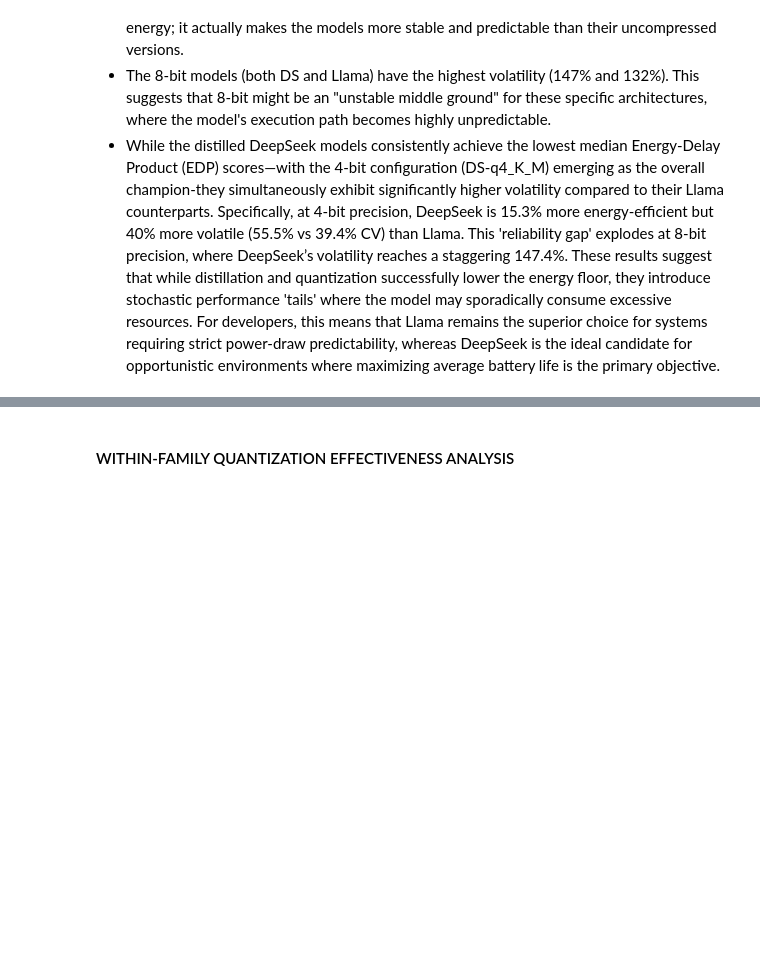
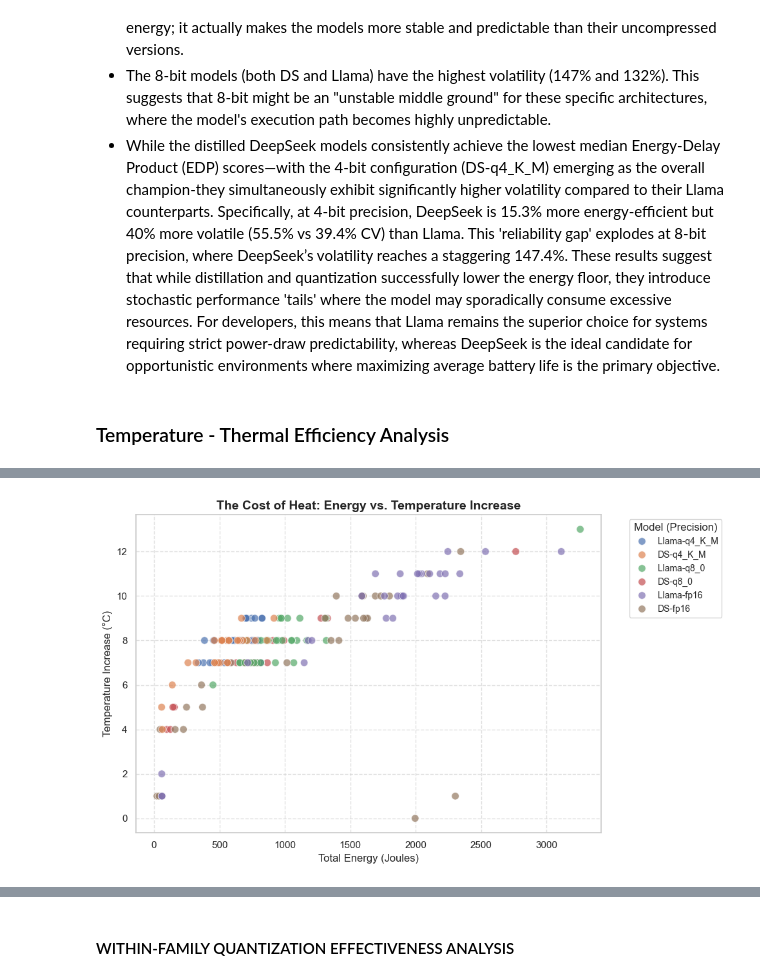
Before and after one commit to wmarcu/cs4575-llm-comparison, a Jupyter notebook: results/data-analysis.ipynb, the cells around one changed output, grey strips where cells are left out. Cells and saved outputs as stored; diff of their text form; code cells hidden in the pictures; blank space fills up the shorter version.

```diff
--- a/results/data-analysis.ipynb
+++ b/results/data-analysis.ipynb
@@ -639,3 +635,74 @@ The final executive summary highlights a critical trade-off between absolute eff
 - The 4-bit version has the lowest Volatility. It means that quantization doesn't just save energy; it actually makes the models more stable and predictable than their uncompressed versions.
 - The 8-bit models (both DS and Llama) have the highest volatility (147% and 132%). This suggests that 8-bit might be an "unstable middle ground" for these specific architectures, where the model's execution path becomes highly unpredictable.
 - While the distilled DeepSeek models consistently achieve the lowest median Energy-Delay Product (EDP) scores—with the 4-bit configuration (DS-q4_K_M) emerging as the overall champion-they simultaneously exhibit significantly higher volatility compared to their Llama counterparts. Specifically, at 4-bit precision, DeepSeek is 15.3% more energy-efficient but 40% more volatile (55.5% vs 39.4% CV) than Llama. This 'reliability gap' explodes at 8-bit precision, where DeepSeek’s volatility reaches a staggering 147.4%. These results suggest that while distillation and quantization successfully lower the energy floor, they introduce stochastic performance 'tails' where the model may sporadically consume excessive resources. For developers, this means that Llama remains the superior choice for systems requiring strict power-draw predictability, whereas DeepSeek is the ideal candidate for opportunistic environments where maximizing average battery life is the primary objective.
+# %% [markdown]
+### Temperature - Thermal Efficiency Analysis
+# %%
+print("===============================================================")
+print("========== THERMAL EFFICIENCY: GPU TEMPERATURE DELTA ==========")
+print("===============================================================\n")
+
+# Define the exact order we want everything to appear in
+desired_order = [
+    'Llama-q4_K_M', 'DS-q4_K_M',
+    'Llama-q8_0', 'DS-q8_0',
+    'Llama-fp16', 'DS-fp16'
+]
+
+# Calculate the Temperature Increase (Max - Start) for every run
+clean_df['Temp_Delta'] = clean_df['Max_Temp'] - clean_df['Start_Temp']
+
+thermal_results = []
+
+# Calculate averages and peaks per model
+for model in clean_df['Model'].unique():
+    if model == 'control': continue
+
+    m_df = clean_df[clean_df['Model'] == model]
+
+    avg_delta = m_df['Temp_Delta'].mean()
+    peak_temp = m_df['Max_Temp'].max()
+
+    thermal_results.append({
+        'Model': model.replace('deepseek-r1_8b-llama-distill-', 'DS-').replace('llama3.1_8b-instruct-', 'Llama-'),
+        'Avg Temp Increase (°C)': round(avg_delta, 2),
+        'Peak Temp Reached (°C)': round(peak_temp, 1)
+    })
+
+# Convert to DataFrame and enforce the custom sorting order
+thermal_df = pd.DataFrame(thermal_results)
+thermal_df['Model'] = pd.Categorical(thermal_df['Model'], categories=desired_order, ordered=True)
+thermal_df = thermal_df.sort_values('Model')
+
+print(thermal_df.to_string(index=False))
+print("\n")
+
+# Create a Correlation Plot: Energy vs. Heat
+plt.figure(figsize=(10, 6))
+
+# Clean up names for the legend
+plot_df = clean_df[clean_df['Model'] != 'control'].copy()
+plot_df['Short_Name'] = plot_df['Model'].str.replace('deepseek-r1_8b-llama-distill-', 'DS-').str.replace('llama3.1_8b-instruct-', 'Llama-')
+
+# Use hue_order to force the legend to match our desired sequence
+sns.scatterplot(
+    data=plot_df,
+    x='Total_Energy_Joules',
+    y='Temp_Delta',
+    hue='Short_Name',
+    hue_order=desired_order, # Forces the legend order
+    alpha=0.7,
+    s=70
+)
+
+plt.title('The Cost of Heat: Energy vs. Temperature Increase', fontsize=14, fontweight='bold')
+plt.xlabel('Total Energy (Joules)', fontsize=12)
+plt.ylabel('Temperature Increase (°C)', fontsize=12)
+plt.grid(True, linestyle='--', alpha=0.6)
+
+# Move legend outside the plot
+plt.legend(bbox_to_anchor=(1.05, 1), loc='upper left', title="Model (Precision)", fontsize='small')
+
+plt.tight_layout()
+plt.show()
+# %% [output]
@@ -641,0 +720 @@ The final executive summary highlights a critical trade-off between absolute eff
+[figure, added]
```
Also changed, not shown: parts of 4 cells of this notebook.
